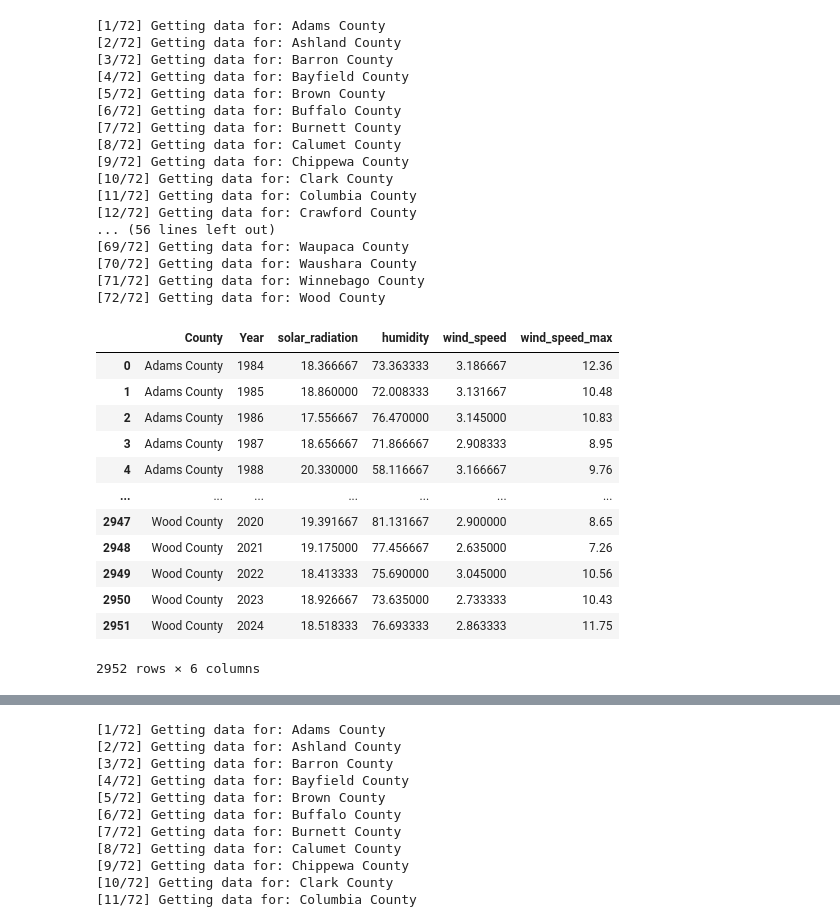
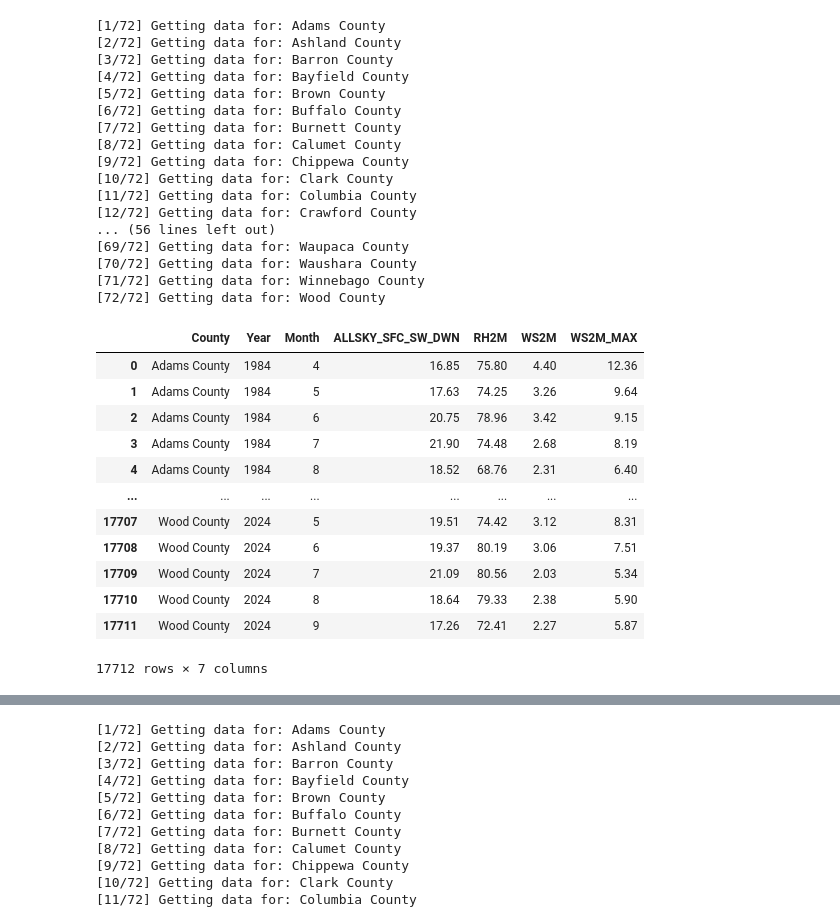
Before and after one commit to cchen744/CornYield_NN, a Jupyter notebook: get_data.ipynb, the cells around one changed output, grey strips where cells are left out. Saved outputs shown, nothing was run; the diff lists cells and outputs as text; code cells hidden in the pictures.

```diff
--- a/get_data.ipynb
+++ b/get_data.ipynb
@@ -40,86 +40,65 @@ for idx, row in counties.iterrows():
         data = response.json()
         data = data['properties']['parameter']
 
-        yearly_data = {}
+        monthly_rows = {}
 
         for param_name, monthly_values in data.items():
             for month_key, value in monthly_values.items():
                 year = int(month_key[:4])
                 month = int(month_key[4:6])
 
-                if year not in yearly_data:
-                    yearly_data[year] = {
-                        'County': county_name,
-                        'Year': year,
-                        'solar_radiation': [],
-                        'humidity': [],
-                        'wind_speed': [],
-                        'wind_speed_max': []
-                    }
+                # use april to september
+                if 4 <= month <= 9:
+                    key = (county_name, year, month)
 
-                # use april to september
-                if month >= 4 and month <= 9:
-                    if param_name == 'ALLSKY_SFC_SW_DWN':
-                        yearly_data[year]['solar_radiation'].append(value)
-                    elif param_name == 'RH2M':
-                        yearly_data[year]['humidity'].append(value)
-                    elif param_name == 'WS2M':
-                        yearly_data[year]['wind_speed'].append(value)
-                    elif param_name == 'WS2M_MAX':
-                        yearly_data[year]['wind_speed_max'].append(value)
+                    if key not in monthly_rows:
+                        monthly_rows[key] = {
+                            "County": county_name,
+                            "Year": year,
+                            "Month": month
+                        }
 
-        for year, data_dict in yearly_data.items():
+                    monthly_rows[key][param_name] = value
 
-            # calculate aggregates for the growing season
-            row_data = {
-                'County': county_name,
-                'Year': year,
-                'solar_radiation': sum(data_dict['solar_radiation']) / len(data_dict['solar_radiation']),
-                'humidity': sum(data_dict['humidity']) / len(data_dict['humidity']),
-                'wind_speed': sum(data_dict['wind_speed']) / len(data_dict['wind_speed']),
-                'wind_speed_max': max(data_dict['wind_speed_max'])
-            }
-
-            all_data.append(row_data)
+        all_data.extend(monthly_rows.values())
 
     except Exception as e:
         print(e)
 
     time.sleep(0.5)
 
 nasa_df = pd.DataFrame(all_data)
-
 nasa_df = nasa_df.sort_values(['County', 'Year']).reset_index(drop=True)
 nasa_df.to_csv('nasa_weather.csv', index=False)
 nasa_df
 # %% [output]
 [1/72] Getting data for: Adams County
 [2/72] Getting data for: Ashland County
 [3/72] Getting data for: Barron County
 [4/72] Getting data for: Bayfield County
 [5/72] Getting data for: Brown County
 [6/72] Getting data for: Buffalo County
 [7/72] Getting data for: Burnett County
 [8/72] Getting data for: Calumet County
 [9/72] Getting data for: Chippewa County
 [10/72] Getting data for: Clark County
 [11/72] Getting data for: Columbia County
 [12/72] Getting data for: Crawford County
 ... (56 lines left out)
 [69/72] Getting data for: Waupaca County
 [70/72] Getting data for: Waushara County
 [71/72] Getting data for: Winnebago County
 [72/72] Getting data for: Wood County
-|  | County | Year | solar_radiation | humidity | wind_speed | wind_speed_max |
-| 0 | Adams County | 1984 | 18.366667 | 73.363333 | 3.186667 | 12.36 |
-| 1 | Adams County | 1985 | 18.860000 | 72.008333 | 3.131667 | 10.48 |
-| 2 | Adams County | 1986 | 17.556667 | 76.470000 | 3.145000 | 10.83 |
-| 3 | Adams County | 1987 | 18.656667 | 71.866667 | 2.908333 | 8.95 |
-| 4 | Adams County | 1988 | 20.330000 | 58.116667 | 3.166667 | 9.76 |
-| ... | ... | ... | ... | ... | ... | ... |
-| 2947 | Wood County | 2020 | 19.391667 | 81.131667 | 2.900000 | 8.65 |
-| 2948 | Wood County | 2021 | 19.175000 | 77.456667 | 2.635000 | 7.26 |
-| 2949 | Wood County | 2022 | 18.413333 | 75.690000 | 3.045000 | 10.56 |
-| 2950 | Wood County | 2023 | 18.926667 | 73.635000 | 2.733333 | 10.43 |
-| 2951 | Wood County | 2024 | 18.518333 | 76.693333 | 2.863333 | 11.75 |
+|  | County | Year | Month | ALLSKY_SFC_SW_DWN | RH2M | WS2M | WS2M_MAX |
+| 0 | Adams County | 1984 | 4 | 16.85 | 75.80 | 4.40 | 12.36 |
+| 1 | Adams County | 1984 | 5 | 17.63 | 74.25 | 3.26 | 9.64 |
+| 2 | Adams County | 1984 | 6 | 20.75 | 78.96 | 3.42 | 9.15 |
+| 3 | Adams County | 1984 | 7 | 21.90 | 74.48 | 2.68 | 8.19 |
+| 4 | Adams County | 1984 | 8 | 18.52 | 68.76 | 2.31 | 6.40 |
+| ... | ... | ... | ... | ... | ... | ... | ... |
+| 17707 | Wood County | 2024 | 5 | 19.51 | 74.42 | 3.12 | 8.31 |
+| 17708 | Wood County | 2024 | 6 | 19.37 | 80.19 | 3.06 | 7.51 |
+| 17709 | Wood County | 2024 | 7 | 21.09 | 80.56 | 2.03 | 5.34 |
+| 17710 | Wood County | 2024 | 8 | 18.64 | 79.33 | 2.38 | 5.90 |
+| 17711 | Wood County | 2024 | 9 | 17.26 | 72.41 | 2.27 | 5.87 |
-2952 rows × 6 columns
+17712 rows × 7 columns
```
Also changed, not shown: parts of 7 cells of this notebook, 4 other files.
